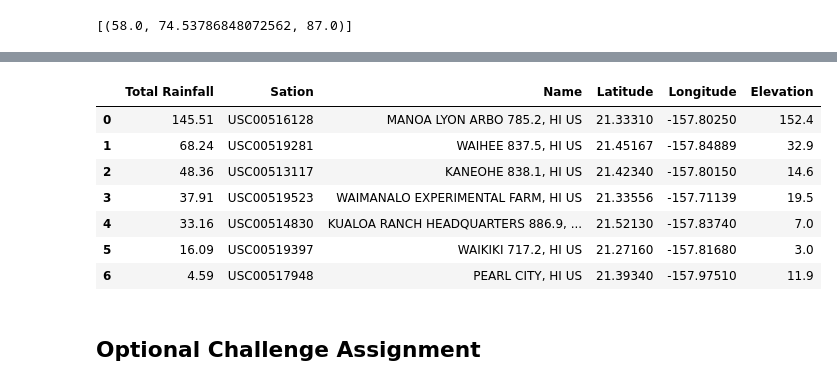
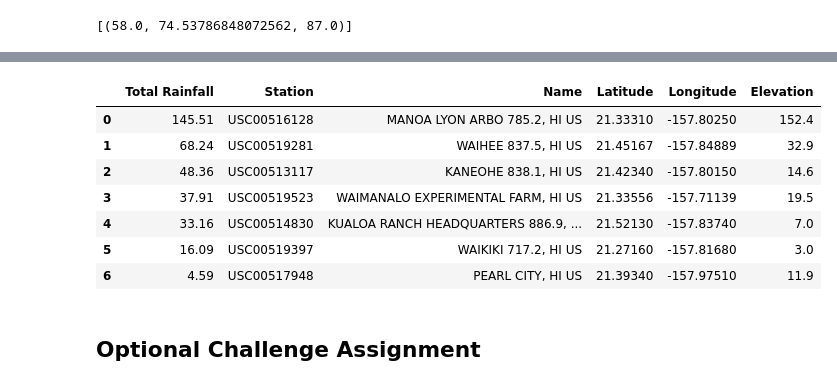
Before and after one commit to KaranGujarati/sqlalchemy-challenge-KG, a Jupyter notebook: climate_starter.ipynb, the cells around one changed output, grey strips where cells are left out. Drawn from its saved outputs; the diff is of its cells as text; code cells hidden in the pictures.

```diff
--- a/climate_starter.ipynb
+++ b/climate_starter.ipynb
@@ -300,26 +331,26 @@ plt.grid(alpha=.3)
 # %%
 total_rainfall = (session.query(func.sum(Measurement.prcp),
                               Station.station,
                               Station.name,
                               Station.latitude,
                               Station.longitude,
                               Station.elevation)
                         .filter(Measurement.station == Station.station)
                         .filter(Measurement.date >= tripStartDate)
                         .filter(Measurement.date <= tripEndDate)
                         .group_by(Station.station)
                         .order_by(func.sum(Measurement.prcp).desc()).all())
 
 TotalRainfall = pd.DataFrame(total_rainfall, columns=['Total Rainfall',
-                                                      'Sation',
+                                                      'Station',
                                                       'Name',
                                                       'Latitude',
                                                       'Longitude',
                                                       'Elevation'])
 
 TotalRainfall
 # %% [output]
-|  | Total Rainfall | Sation | Name | Latitude | Longitude | Elevation |
+|  | Total Rainfall | Station | Name | Latitude | Longitude | Elevation |
 | 0 | 145.51 | USC00516128 | MANOA LYON ARBO 785.2, HI US | 21.33310 | -157.80250 | 152.4 |
 | 1 | 68.24 | USC00519281 | WAIHEE 837.5, HI US | 21.45167 | -157.84889 | 32.9 |
 | 2 | 48.36 | USC00513117 | KANEOHE 838.1, HI US | 21.42340 | -157.80150 | 14.6 |
```
Also changed, not shown: parts of 11 cells of this notebook, 13 other files.
